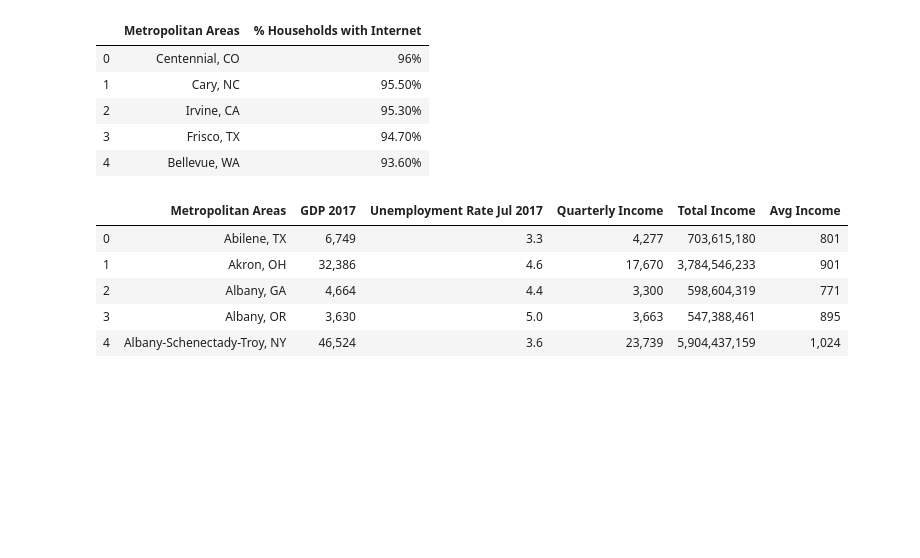
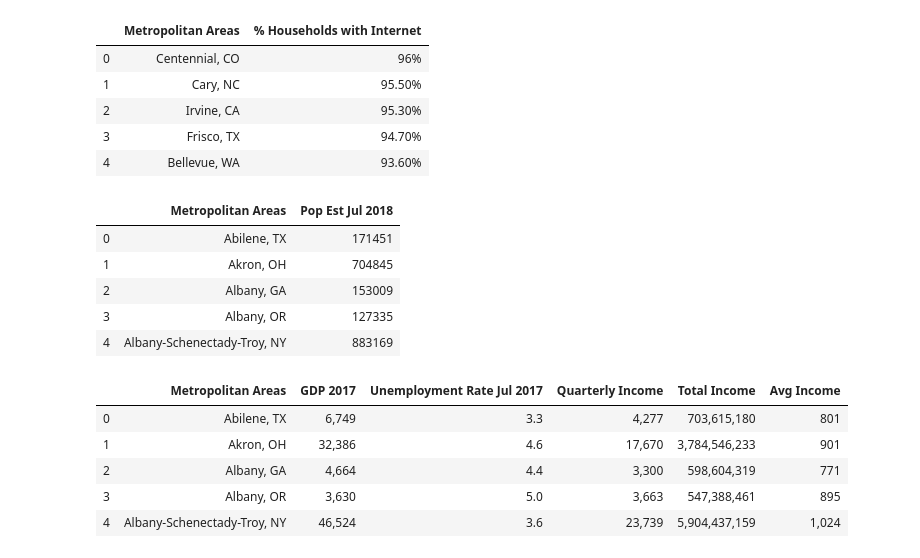
Before and after one commit to Emi-Babu/5G-Network-Analysis, a Jupyter notebook: merged_data/merged_notebook.ipynb, the cells around one changed output. Drawn from its saved outputs; the diff is of its cells as text; code cells hidden in the pictures; blank space fills up the shorter version.

```diff
--- a/merged_data/merged_notebook.ipynb
+++ b/merged_data/merged_notebook.ipynb
@@ -35,6 +35,18 @@ internet_df.head()
 | 2 | Irvine, CA | 95.30% |
 | 3 | Frisco, TX | 94.70% |
 | 4 | Bellevue, WA | 93.60% |
+# %%
+population_df = pd.read_csv("../emi_population/output/population_clean.csv")
+population_df = population_df.drop(['Unnamed: 0'], axis=1)
+population_df = population_df.reset_index(drop=True)
+population_df.head()
+# %% [output]
+|  | Metropolitan Areas | Pop Est Jul 2018 |
+| 0 | Abilene, TX | 171451 |
+| 1 | Akron, OH | 704845 |
+| 2 | Albany, GA | 153009 |
+| 3 | Albany, OR | 127335 |
+| 4 | Albany-Schenectady-Troy, NY | 883169 |
 # %%
 total_df = pd.merge(economy_df,wages_df, on="Metropolitan Areas", how="outer")
 total_df.head()
```
Also changed, not shown: parts of 8 cells of this notebook, 2 other files.
